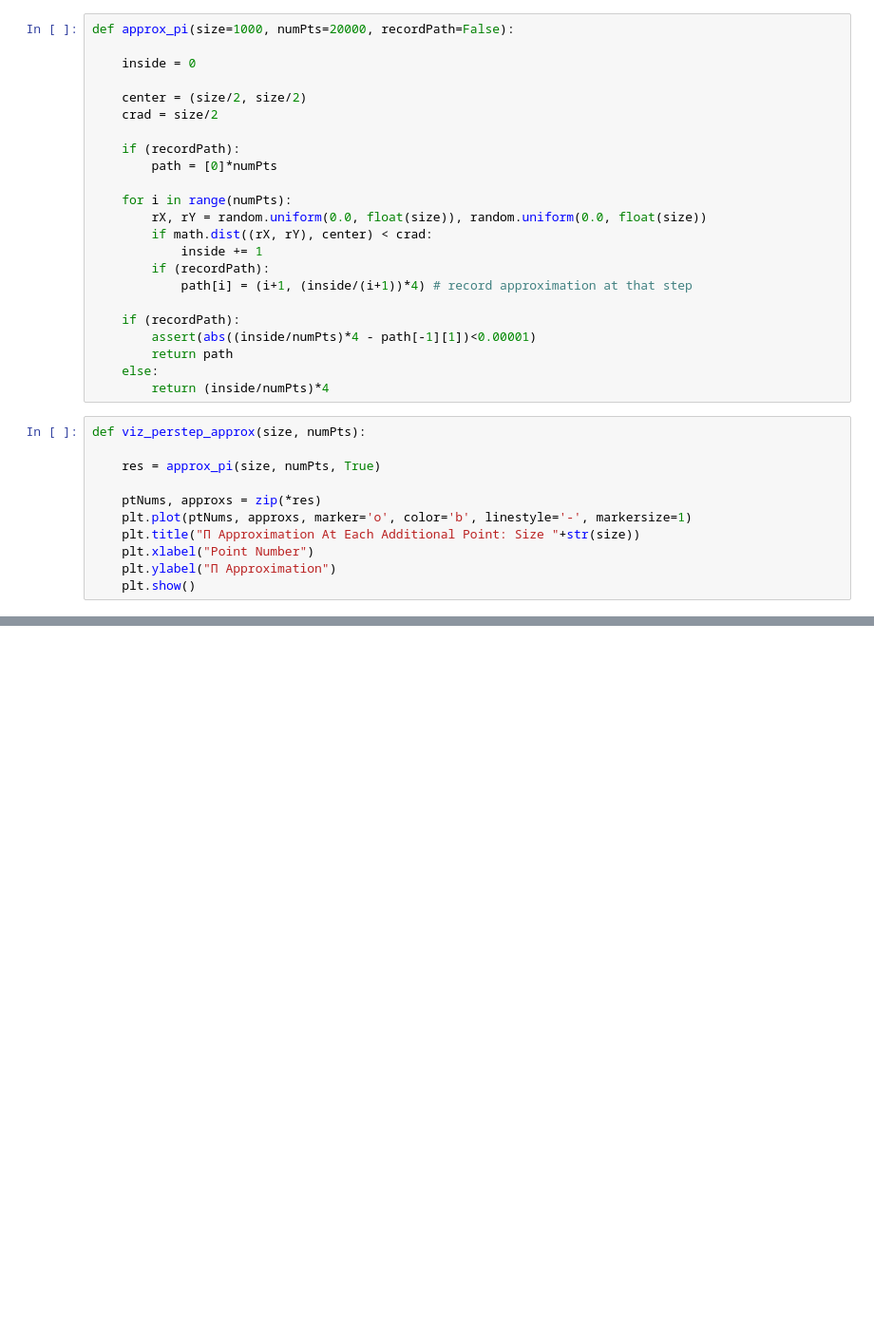
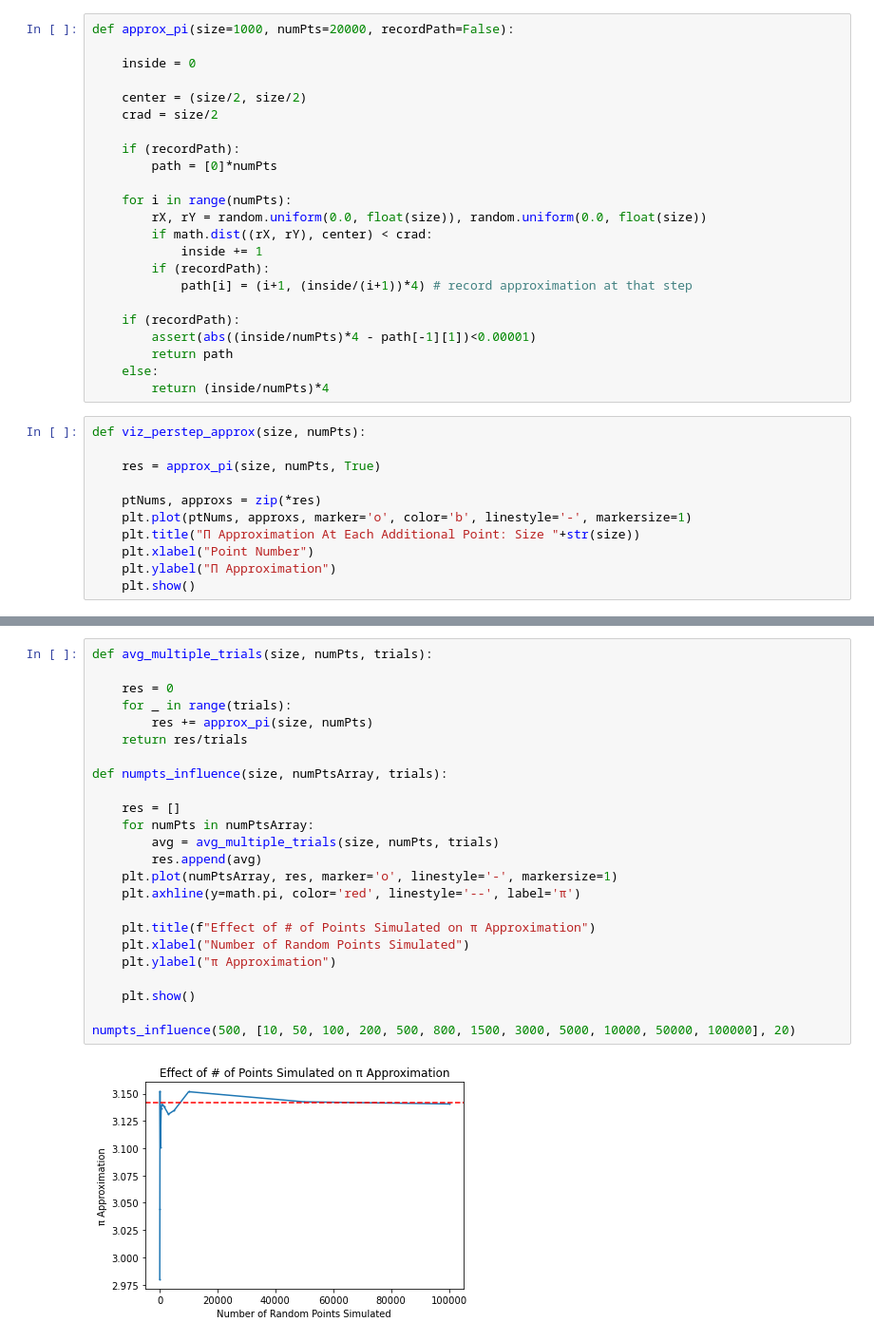
Before and after one commit to maxmandel/MonteCarlo, a Jupyter notebook: MCSim_Pi.ipynb, the cells around one changed output, grey strips where cells are left out. Shown at 95% size. Drawn from its saved outputs; the diff is of its cells as text; blank space fills up the shorter version.

```diff
--- a/MCSim_Pi.ipynb
+++ b/MCSim_Pi.ipynb
@@ -166,0 +188,26 @@ viz_perstep_approx(1000, 500)
+# %%
+def avg_multiple_trials(size, numPts, trials):
+
+    res = 0
+    for _ in range(trials):
+        res += approx_pi(size, numPts)
+    return res/trials
+
+def numpts_influence(size, numPtsArray, trials):
+
+    res = []
+    for numPts in numPtsArray:
+        avg = avg_multiple_trials(size, numPts, trials)
+        res.append(avg)
+    plt.plot(numPtsArray, res, marker='o', linestyle='-', markersize=1)
+    plt.axhline(y=math.pi, color='red', linestyle='--', label='π')
+
+    plt.title(f"Effect of # of Points Simulated on π Approximation")
+    plt.xlabel("Number of Random Points Simulated")
+    plt.ylabel("π Approximation")
+
+    plt.show()
+
+numpts_influence(500, [10, 50, 100, 200, 500, 800, 1500, 3000, 5000, 10000, 50000, 100000], 20)
+# %% [output]
+[figure, added]
```
Also changed, not shown: parts of 8 cells of this notebook.
